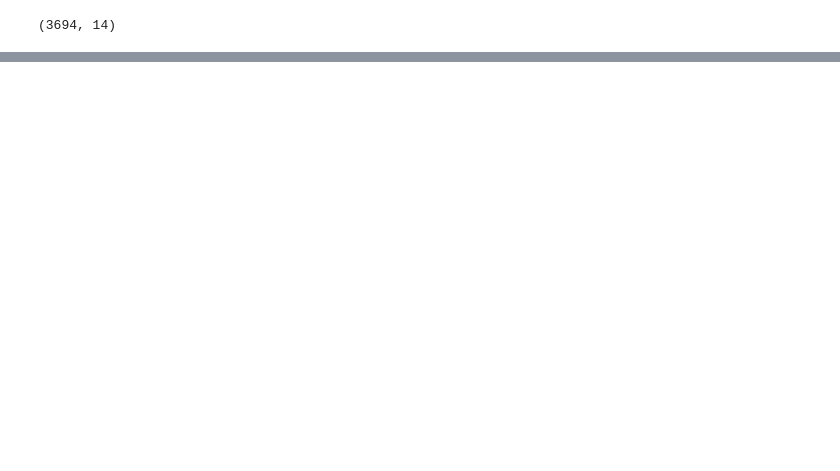
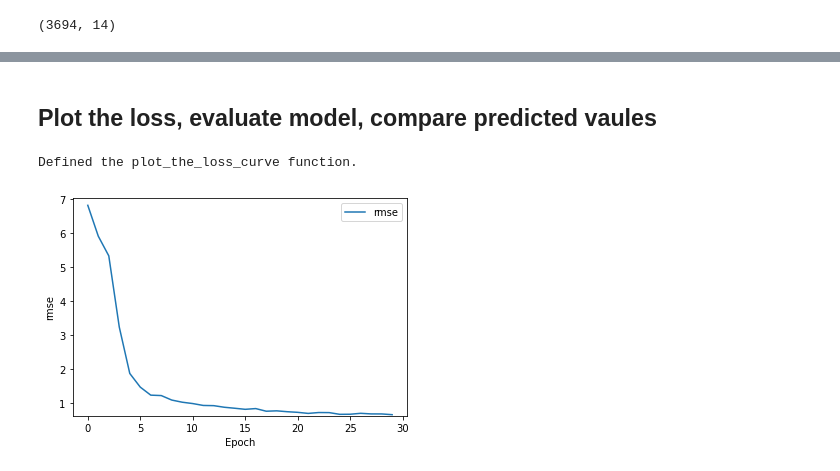
Before and after one commit to skim30-uvm/Learning, a Jupyter notebook: ML/Project_IKEA.ipynb, the cells around one changed output, grey strips where cells are left out. Cells and saved outputs as stored; diff of their text form; code cells hidden in the pictures; blank space fills up the shorter version.

```diff
--- a/ML/Project_IKEA.ipynb
+++ b/ML/Project_IKEA.ipynb
@@ -760,0 +284,8 @@ in original   in original
+# %%
+# Creating a train data with 70% of original dataframe
+df_train = target_df2.sample(frac = 0.7)
+
+# Creating a test data with the rest of the 30%
+df_test = target_df2.drop(df_train.index)
+
+print(len(df_train), len(df_test))
@@ -760,0 +336,2 @@ in original   in original
+# %%
+category_list = copy_df['category'].unique()
@@ -760,0 +360,15 @@ in original   in original
+# %%
+# The following variables are the hyperparameters.
+learning_rate = 0.007
+epochs = 30
+batch_size = 10
+
+label_name = "price"
+
+# Establish the model's topography.
+my_model = build_model(deep_columns, learning_rate)
+
+# Train the model on the normalized training set.
+epochs, hist = train_model(my_model, df_train, epochs,
+                          label_name, batch_size)
+# plot_the_loss_curve(epochs, mse)
@@ -760,0 +393,20 @@ in original   in original
+# %% [markdown]
+## Plot the loss, evaluate model, compare predicted vaules
+# %%
+def plot_the_loss_curve(epochs, hist):
+    plt.figure()
+    plt.xlabel("Epoch")
+    plt.ylabel("rmse")
+    rmse = hist['root_mean_squared_error']
+    plt.plot(epochs, rmse, label="rmse")
+    plt.legend()
+    plt.ylim([rmse.min()*0.95, rmse.max() * 1.03])
+    plt.show()
+
+print("Defined the plot_the_loss_curve function.")
+# %% [output]
+Defined the plot_the_loss_curve function.
+# %%
+plot_the_loss_curve(epochs, hist)
+# %% [output]
+[figure, added]
```
Also changed, not shown: parts of 78 cells of this notebook.
